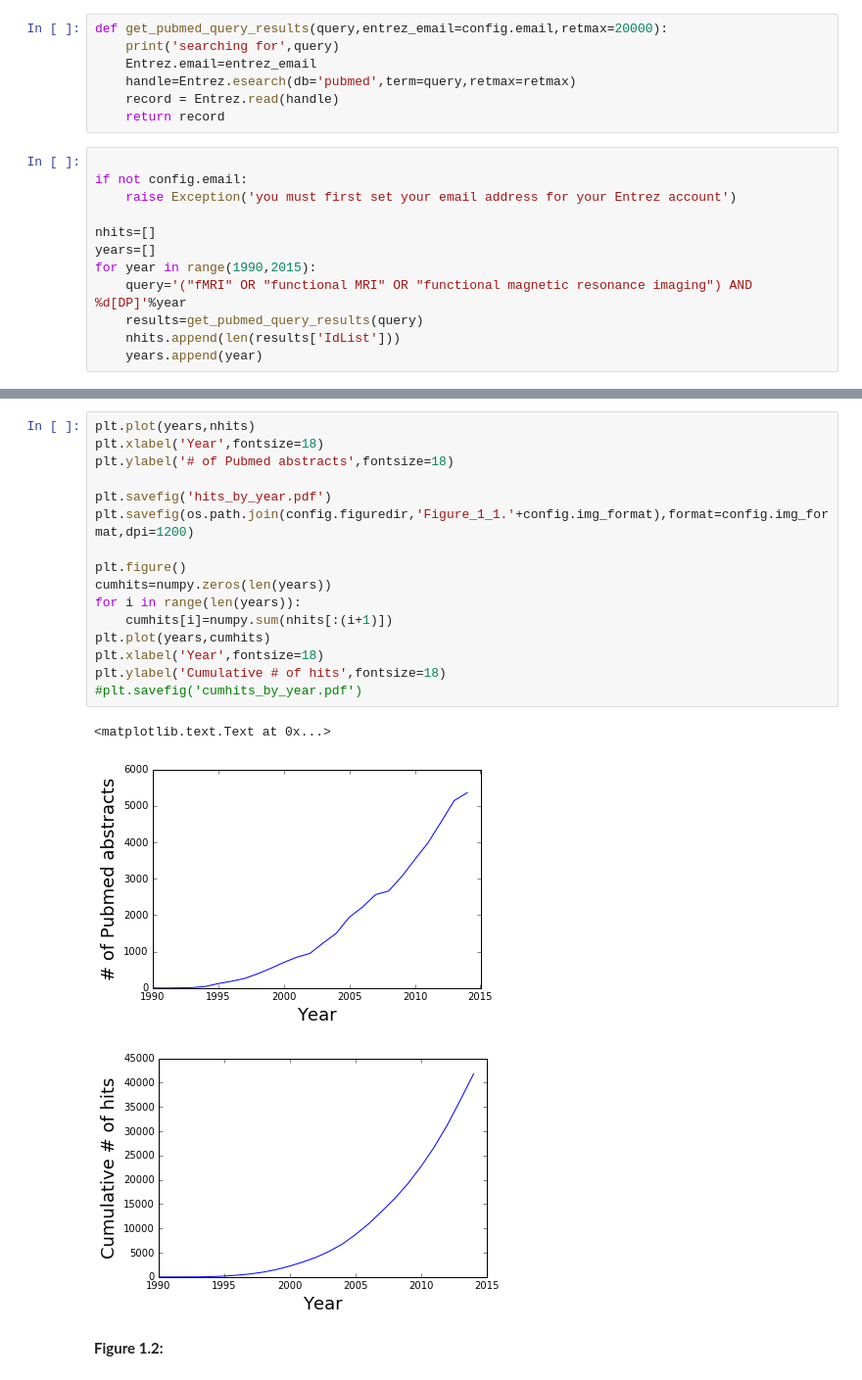
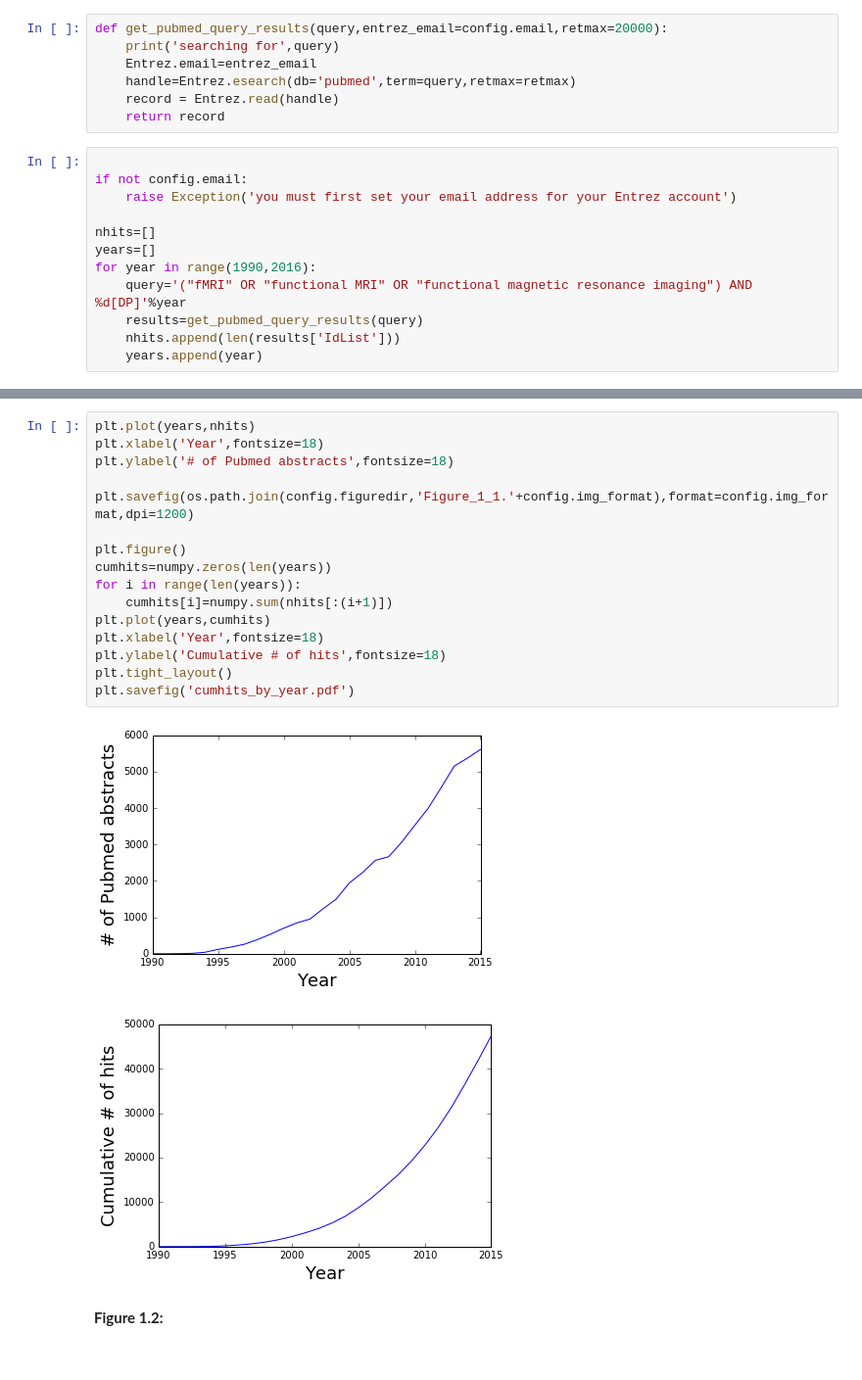
Before and after one commit to poldrack/fmri-handbook-2e-code, a Jupyter notebook: notebooks/Chapter1-Intro/Chapter1-Intro.ipynb, the cells around one changed output, grey strips where cells are left out. Shown at 98% size. Cells and saved outputs as stored; diff of their text form.

```diff
--- a/notebooks/Chapter1-Intro/Chapter1-Intro.ipynb
+++ b/notebooks/Chapter1-Intro/Chapter1-Intro.ipynb
@@ -31,7 +34,7 @@ if not config.email:
 
 nhits=[]
 years=[]
-for year in range(1990,2015):
+for year in range(1990,2016):
     query='("fMRI" OR "functional MRI" OR "functional magnetic resonance imaging") AND %d[DP]'%year
     results=get_pubmed_query_results(query)
     nhits.append(len(results['IdList']))
@@ -57,23 +60,22 @@ searching for ("fMRI" OR "functional MRI" OR "functional magnetic resonance imag
 # %%
 plt.plot(years,nhits)
 plt.xlabel('Year',fontsize=18)
 plt.ylabel('# of Pubmed abstracts',fontsize=18)
 
-plt.savefig('hits_by_year.pdf')
 plt.savefig(os.path.join(config.figuredir,'Figure_1_1.'+config.img_format),format=config.img_format,dpi=1200)
 
 plt.figure()
 cumhits=numpy.zeros(len(years))
 for i in range(len(years)):
     cumhits[i]=numpy.sum(nhits[:(i+1)])
 plt.plot(years,cumhits)
 plt.xlabel('Year',fontsize=18)
 plt.ylabel('Cumulative # of hits',fontsize=18)
-#plt.savefig('cumhits_by_year.pdf')
+plt.tight_layout()
+plt.savefig('cumhits_by_year.pdf')
 # %% [output]
-<matplotlib.text.Text at 0x...>
 [figure]
-[figure, old version]
+[figure, new version]
 # %% [markdown]
 __Figure 1.2:__
 # %%
```
Also changed, not shown: parts of 6 cells of this notebook.
